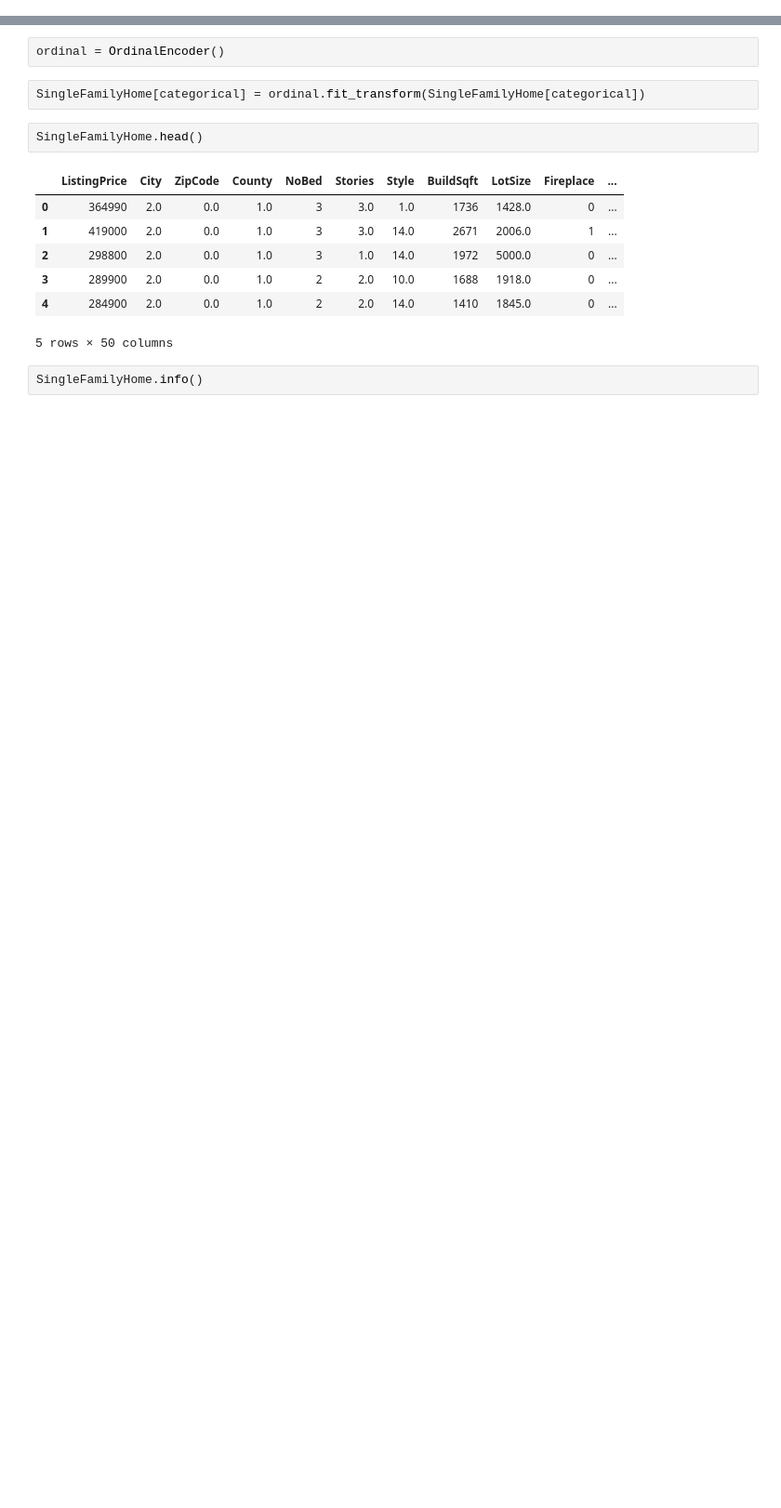
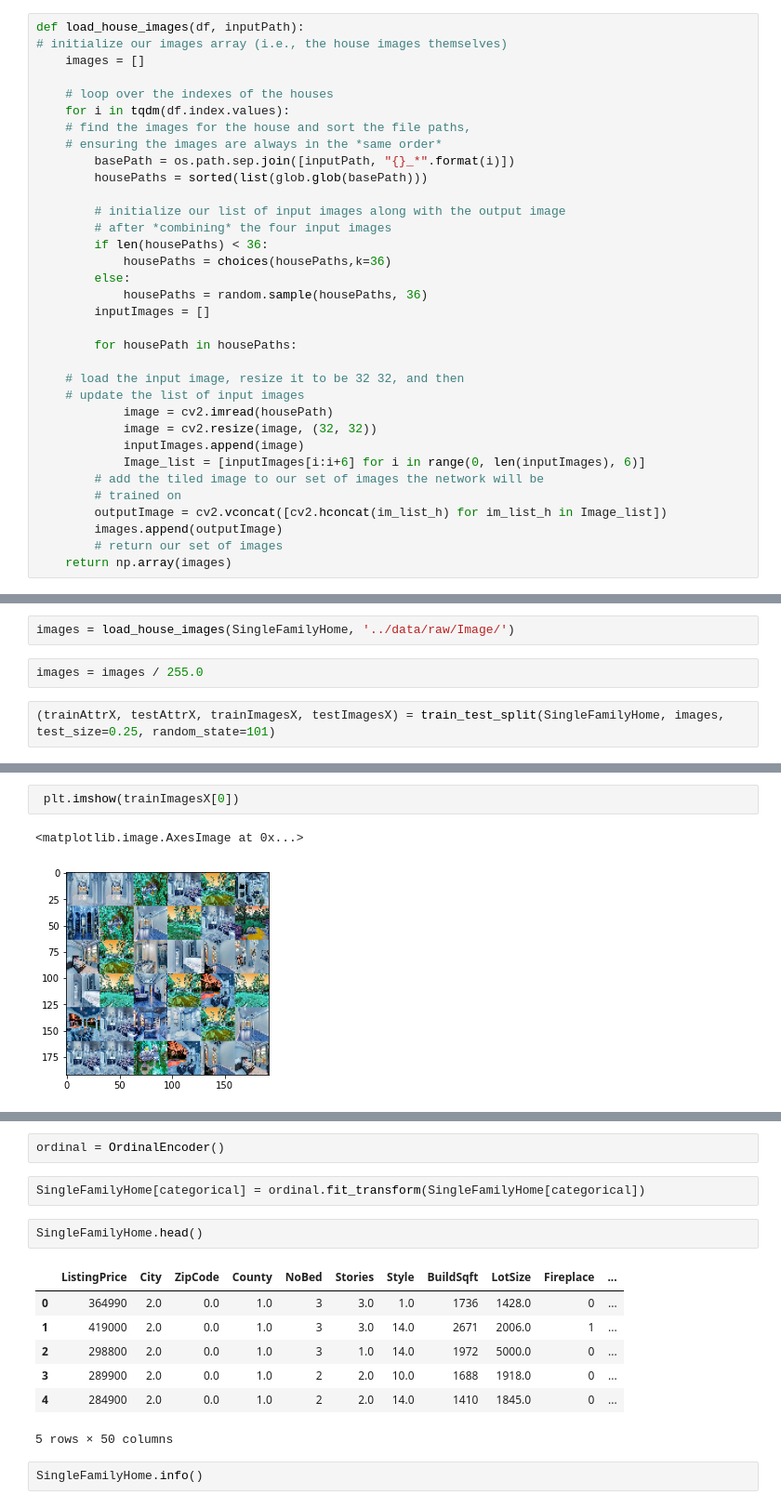
Before and after one commit to AllenAnsari/Prediction-House-Price-Using-Image-Processing, a Jupyter notebook: notebooks/Model.ipynb, the cells around one changed output, grey strips where cells are left out. Shown at 93% size. Cells and saved outputs as stored; diff of their text form; blank space fills up the shorter version.

```diff
--- a/notebooks/Model.ipynb
+++ b/notebooks/Model.ipynb
@@ -299,0 +271,34 @@ There are various ways to encode data , converting to 1-hot encoding or Label, o
+# %%
+def load_house_images(df, inputPath):
+# initialize our images array (i.e., the house images themselves)
+    images = []
+
+    # loop over the indexes of the houses
+    for i in tqdm(df.index.values):
+    # find the images for the house and sort the file paths,
+    # ensuring the images are always in the *same order*
+        basePath = os.path.sep.join([inputPath, "{}_*".format(i)])
+        housePaths = sorted(list(glob.glob(basePath)))
+
+        # initialize our list of input images along with the output image
+        # after *combining* the four input images
+        if len(housePaths) < 36:
+            housePaths = choices(housePaths,k=36)
+        else:
+            housePaths = random.sample(housePaths, 36)
+        inputImages = []
+
+        for housePath in housePaths:
+
+    # load the input image, resize it to be 32 32, and then
+    # update the list of input images
+            image = cv2.imread(housePath)
+            image = cv2.resize(image, (32, 32))
+            inputImages.append(image)
+            Image_list = [inputImages[i:i+6] for i in range(0, len(inputImages), 6)]
+        # add the tiled image to our set of images the network will be
+        # trained on
+        outputImage = cv2.vconcat([cv2.hconcat(im_list_h) for im_list_h in Image_list])
+        images.append(outputImage)
+        # return our set of images
+    return np.array(images)
@@ -299,0 +350,6 @@ There are various ways to encode data , converting to 1-hot encoding or Label, o
+# %%
+images = load_house_images(SingleFamilyHome, '../data/raw/Image/')
+# %%
+images = images / 255.0
+# %%
+(trainAttrX, testAttrX, trainImagesX, testImagesX) = train_test_split(SingleFamilyHome, images, test_size=0.25, random_state=101)
@@ -299,0 +360,5 @@ There are various ways to encode data , converting to 1-hot encoding or Label, o
+# %%
+ plt.imshow(trainImagesX[0])
+# %% [output]
+<matplotlib.image.AxesImage at 0x...>
+[figure, added]
```
Also changed, not shown: parts of 67 cells of this notebook, 4 other files.
